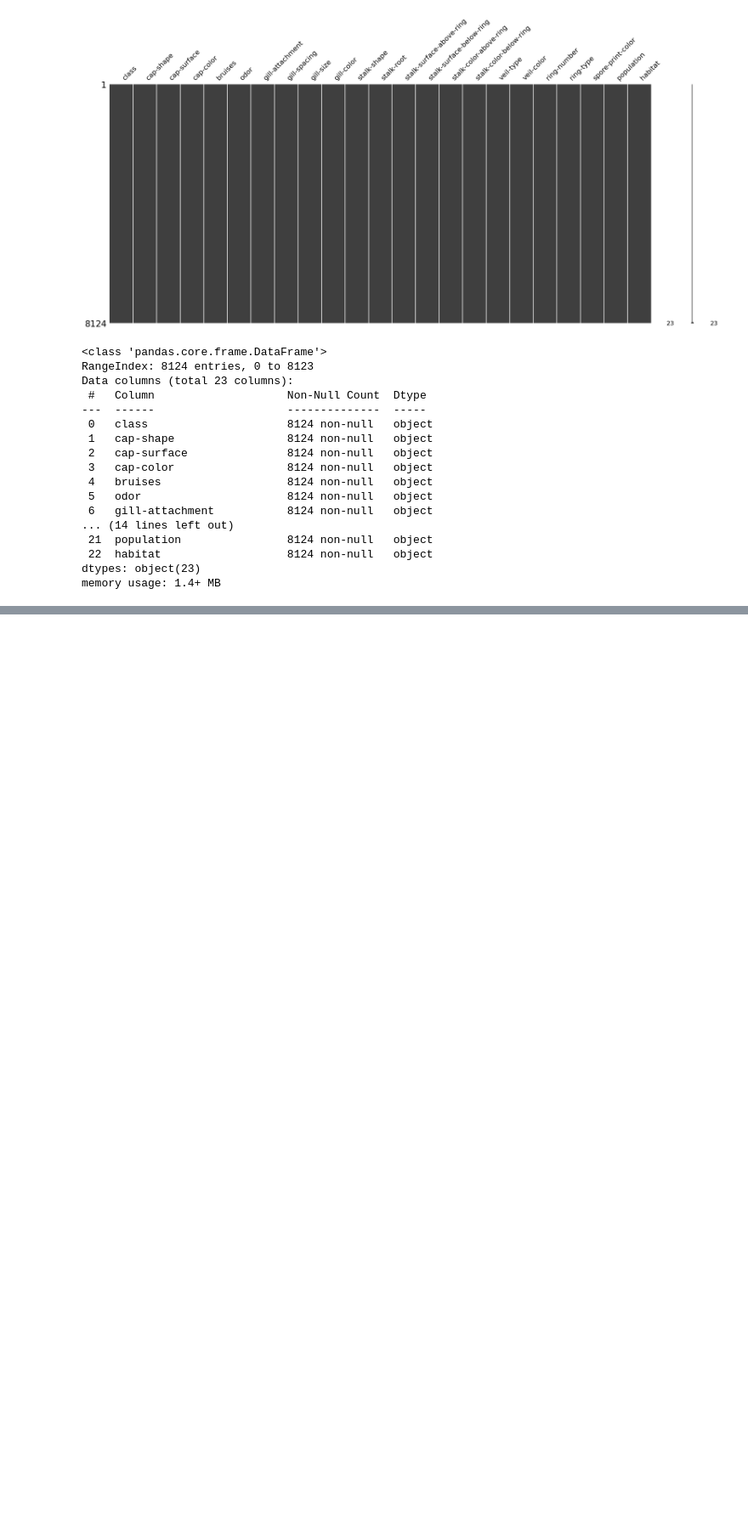
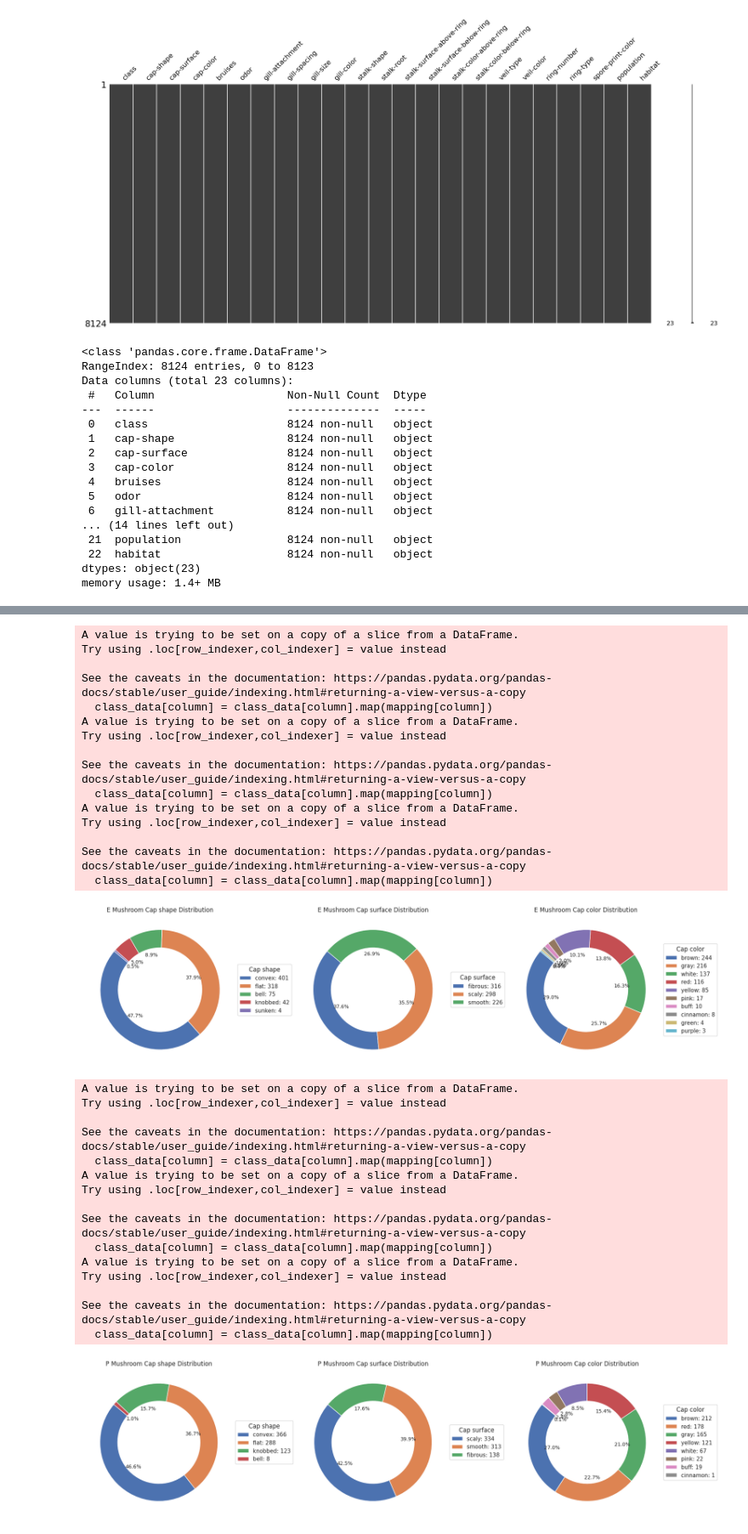
Before and after one commit to PNU-SE-AIteam/mushroom_model_example, a Jupyter notebook: mushrooms.ipynb, the cells around one changed output, grey strips where cells are left out. Shown at 85% size. Cells and saved outputs as stored; diff of their text form; code cells hidden in the pictures; blank space fills up the shorter version.

```diff
--- a/mushrooms.ipynb
+++ b/mushrooms.ipynb
@@ -72,3 +103,63 @@ train_df.head()
+# %%
+# WARNINGS EXPECTED. TO DISABLE USE pd.set_option('mode.chained_assignment', None) (not recommended as it suppresses all warnings about dataframe rewriting through whole code)
+
+mushroom_data = test_df
+
+mapping = {
+    'cap-shape': {'b': 'bell', 'c': 'conical', 'x': 'convex', 'f': 'flat', 'k': 'knobbed', 's': 'sunken'},
+    'cap-surface': {'f': 'fibrous', 'g': 'grooves', 'y': 'scaly', 's': 'smooth'},
+    'cap-color': {'n': 'brown', 'b': 'buff', 'c': 'cinnamon', 'g': 'gray', 'r': 'green', 'u': 'purple', 'p': 'pink', 'e': 'red', 'w': 'white', 'y': 'yellow'}
+}
+columns = ['cap-shape', 'cap-surface', 'cap-color']
+classes = ['e', 'p']
+
+for mushroom_class in classes:
+    class_data = test_df[test_df['class'] == mushroom_class]
+    fig, axes = plt.subplots(1, 3, figsize=(18, 6))
+
+    for i, column in enumerate(columns):
+        class_data[column] = class_data[column].map(mapping[column])
+        category_counts = class_data[column].value_counts()
+        wedges, texts, autotexts = axes[i].pie(category_counts, labels=None, autopct='%1.1f%%', startangle=140, wedgeprops=dict(width=0.3), textprops=dict(size=10))
+        labels = [f'{label}: {count}' for label, count in zip(category_counts.index, category_counts)]
+        axes[i].legend(wedges, labels, title=column.replace('-', ' ').capitalize(), loc="center left", bbox_to_anchor=(1, 0, 0.5, 1))
+        axes[i].set_title(f'{mushroom_class.capitalize()} Mushroom {column.replace("-", " ").capitalize()} Distribution')
+
+    plt.tight_layout()
+    plt.show()
+# %% [output]
+A value is trying to be set on a copy of a slice from a DataFrame.
+Try using .loc[row_indexer,col_indexer] = value instead
+
+See the caveats in the documentation: https://pandas.pydata.org/pandas-docs/stable/user_guide/indexing.html#returning-a-view-versus-a-copy
+  class_data[column] = class_data[column].map(mapping[column])
+A value is trying to be set on a copy of a slice from a DataFrame.
+Try using .loc[row_indexer,col_indexer] = value instead
+
+See the caveats in the documentation: https://pandas.pydata.org/pandas-docs/stable/user_guide/indexing.html#returning-a-view-versus-a-copy
+  class_data[column] = class_data[column].map(mapping[column])
+A value is trying to be set on a copy of a slice from a DataFrame.
+Try using .loc[row_indexer,col_indexer] = value instead
+
+See the caveats in the documentation: https://pandas.pydata.org/pandas-docs/stable/user_guide/indexing.html#returning-a-view-versus-a-copy
+  class_data[column] = class_data[column].map(mapping[column])
+[figure, added]
+A value is trying to be set on a copy of a slice from a DataFrame.
+Try using .loc[row_indexer,col_indexer] = value instead
+
+See the caveats in the documentation: https://pandas.pydata.org/pandas-docs/stable/user_guide/indexing.html#returning-a-view-versus-a-copy
+  class_data[column] = class_data[column].map(mapping[column])
+A value is trying to be set on a copy of a slice from a DataFrame.
+Try using .loc[row_indexer,col_indexer] = value instead
+
+See the caveats in the documentation: https://pandas.pydata.org/pandas-docs/stable/user_guide/indexing.html#returning-a-view-versus-a-copy
+  class_data[column] = class_data[column].map(mapping[column])
+A value is trying to be set on a copy of a slice from a DataFrame.
+Try using .loc[row_indexer,col_indexer] = value instead
+
+See the caveats in the documentation: https://pandas.pydata.org/pandas-docs/stable/user_guide/indexing.html#returning-a-view-versus-a-copy
+  class_data[column] = class_data[column].map(mapping[column])
+[figure, added]
 # %%
 # MISSING DATA FILLING HERE
 # %%
```
Also changed, not shown: parts of 4 cells of this notebook.
